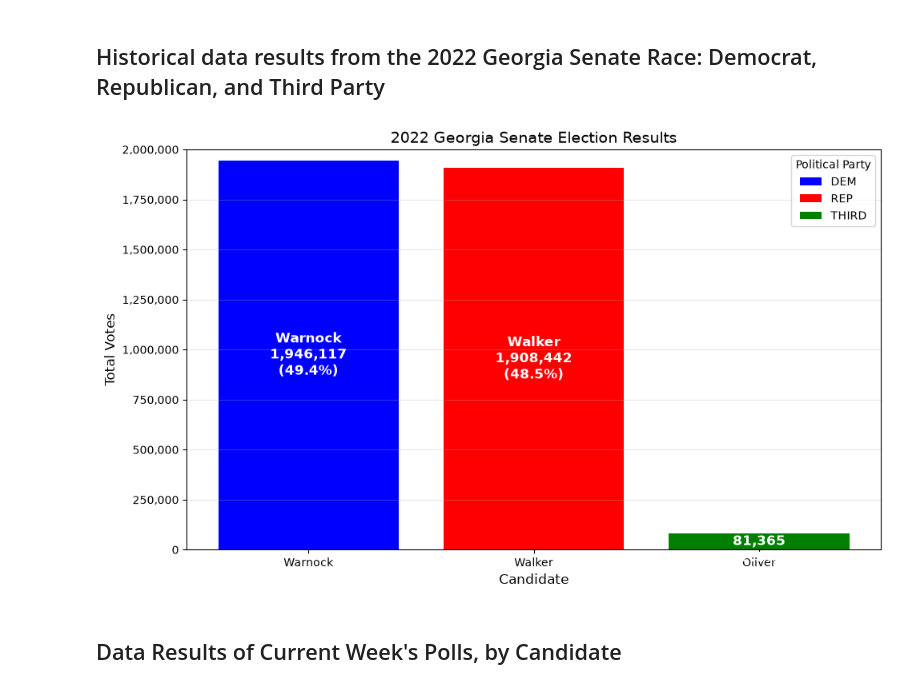
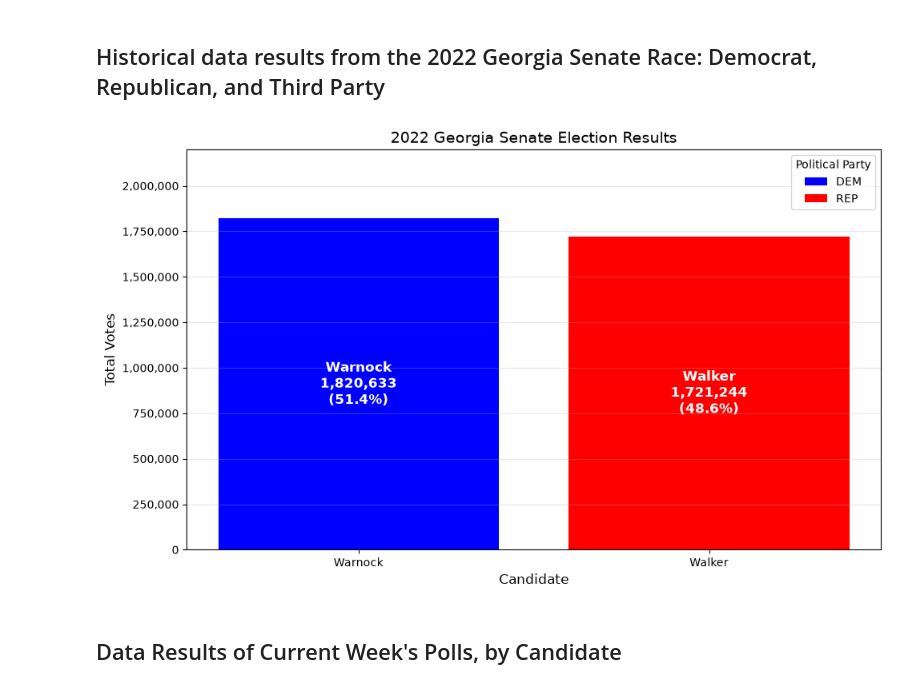
Before and after one commit to ktkt9898/CS-Senior-Project, a Jupyter notebook: Georgia_Analysis.ipynb, the cells around one changed output. Drawn from its saved outputs; the diff is of its cells as text; code cells hidden in the pictures.

Commit message:
05-Aug-26 Added Pedersen index for all graphs Adjusted Third party graph display for Michigan and Georgia

```diff
--- a/Georgia_Analysis.ipynb
+++ b/Georgia_Analysis.ipynb
@@ -13,15 +13,15 @@ data = pd.read_csv(csv_path)
 ## Historical data results from the 2022 Georgia Senate Race: Democrat, Republican, and Third Party
 # %%
 # Use the following data for 2022 election results
-dem_results = 1946117
-rep_results = 1908442
-third_party_results = 81365
+dem_results = 1820633
+rep_results = 1721244
+third_party_results = 0
 dem_percentage = (dem_results / (dem_results + rep_results + third_party_results)) * 100
 rep_percentage = (rep_results / (dem_results + rep_results + third_party_results)) * 100
 third_party_percentage = (third_party_results / (dem_results + rep_results + third_party_results)) * 100
 data_2024 = pd.DataFrame([{'Answer': 'Warnock', 'Political Party': 'DEM', 'Results': dem_results, 'Percentage': dem_percentage},
                           {'Answer': 'Walker', 'Political Party': 'REP', 'Results': rep_results, 'Percentage': rep_percentage},
-                          {'Answer': 'Oliver', 'Political Party': 'NONE', 'Results': third_party_results, 'Percentage': third_party_percentage}])
+                          {'Answer': 'Third Party', 'Political Party': 'NONE', 'Results': third_party_results, 'Percentage': third_party_percentage}])
 
 # Sort by sample size (largest first)
 data_2024 = data_2024.sort_values('Results', ascending=False)
@@ -42,7 +42,6 @@ party_colors = {'DEM': 'blue', 'REP': 'red', 'NONE': 'green'}
 legend_elements = [
     Patch(facecolor='blue', label='DEM'),
     Patch(facecolor='red', label='REP'),
-    Patch(facecolor='green', label=alias_map.get('NONE', 'THIRD'))
 ]
 
 # Create bar chart
@@ -50,16 +49,20 @@ plt.figure(figsize=(10, 6))
 
 # Create bars with party colors
 for candidate in data_2024['Answer']:
-    # Get the party for this candidate
-    display_name = alias_map.get(candidate, candidate)
-    party = data_2024[data_2024['Answer'] == candidate]['Political Party'].iloc[0]
-    color = party_colors.get(party, 'gray')
+    if candidate != 'Third Party':
+        # Get the party for this candidate
+        display_name = alias_map.get(candidate, candidate)
+        party = data_2024[data_2024['Answer'] == candidate]['Political Party'].iloc[0]
+        color = party_colors.get(party, 'gray')
 
-    # Get the results (votes)
-    results = data_2024[data_2024['Answer'] == candidate]['Results'].iloc[0]
+        # Get the results (votes)
+        results = data_2024[data_2024['Answer'] == candidate]['Results'].iloc[0]
 
-    # Create the bar
-    plt.bar(display_name, results, color=color)
+        # Create the bar
+        plt.bar(display_name, results, color=color)
+
+    else:
+        continue
 
 # Add value labels INSIDE the bars (candidate name, votes, percentage)
 for i, (candidate, results, percentage) in enumerate(zip(data_2024['Answer'],
@@ -67,37 +70,41 @@ for i, (candidate, results, percentage) in enumerate(zip(data_2024['Answer'],
                                                           data_2024['Percentage'])):
     # Format votes with commas
     votes_formatted = f"{results:,}"
 
-    # Create the label text with candidate name, votes, and percentage
-    label_text = f"{candidate}\n{votes_formatted}\n({percentage:.1f}%)"
+    # Conditionally build the label text
+    if candidate != 'Third Party':
+        # Show candidate, votes, and percentage for others
+        label_text = f"{candidate}\n{votes_formatted}\n({percentage:.1f}%)"
+    else:
+        continue
 
     # Place text inside the bar (centered, with some offset from bottom)
     plt.text(i, results / 2,  # Position at half the bar height
              label_text,
              ha='center',
              va='center',
              fontsize=12,
              fontweight='bold',
              color='white')  # White text for contrast
 
 plt.xlabel('Candidate', fontsize=12)
 plt.ylabel('Total Votes', fontsize=12)
 plt.title('2022 Georgia Senate Election Results', fontsize=14)
 
 # Format y-axis to show numbers with commas
 plt.gca().yaxis.set_major_formatter(plt.FuncFormatter(lambda x, p: format(int(x), ',')))
 plt.grid(axis='y', alpha=0.3)
 
 # Set y-axis limit to ensure bars are fully visible
-plt.ylim(0, 2000000)
+plt.ylim(0, 2200000)
 
 # Add legend
 plt.legend(handles=legend_elements, title='Political Party', loc='upper right')
 
 plt.tight_layout()
 plt.show()
 # %% [output]
-[figure, old version]
+[figure, new version]
 # %% [markdown]
 ## Data Results of Current Week's Polls, by Candidate
 # %%
```
Also changed, not shown: parts of 3 cells of this notebook, 54 other files.
